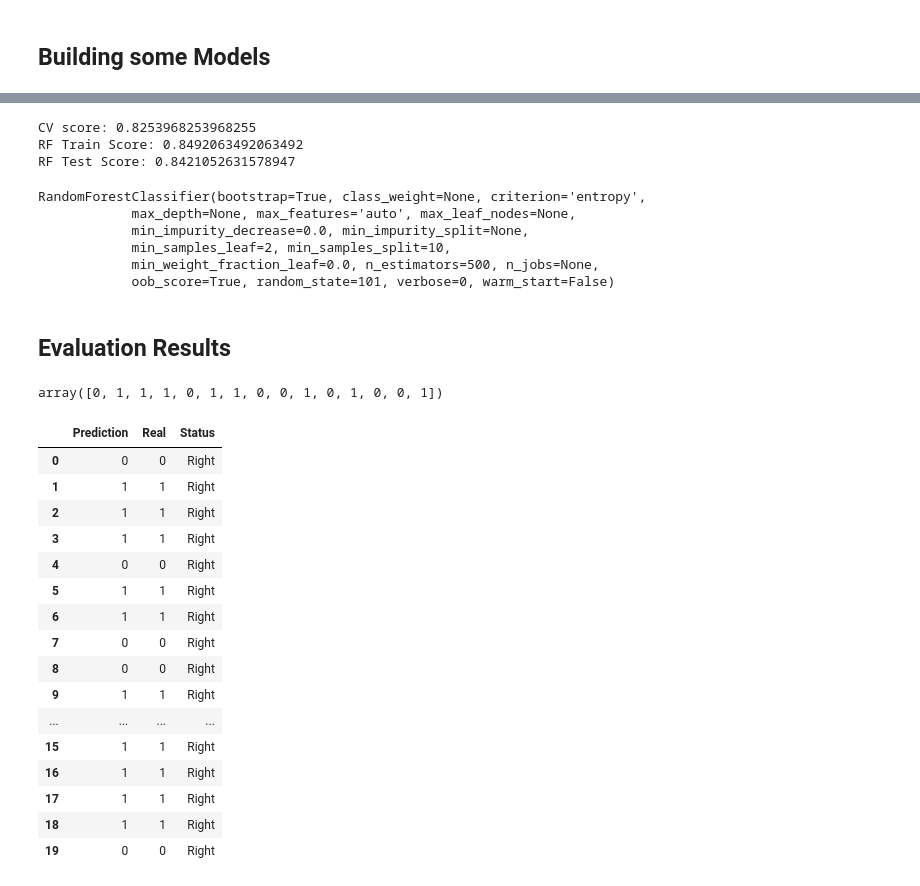
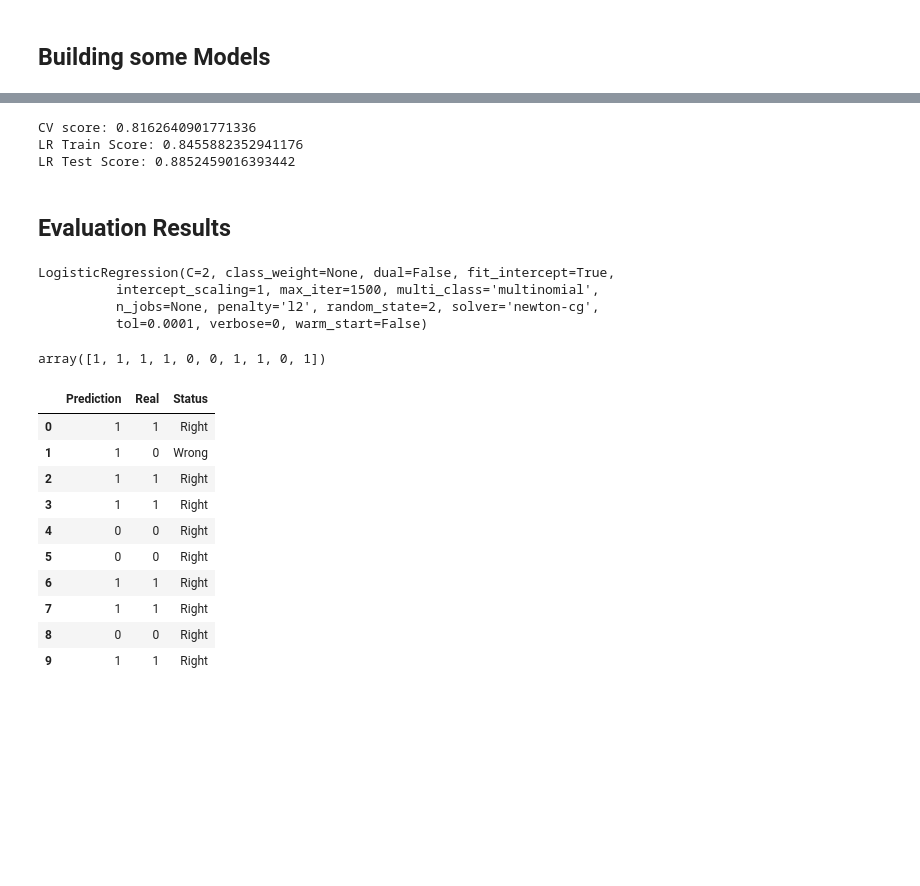
Before and after one commit to viniciusov/heart-disease, a Jupyter notebook: heart-disease.ipynb, the cells around one changed output, grey strips where cells are left out. Drawn from its saved outputs; the diff is of its cells as text; code cells hidden in the pictures; blank space fills up the shorter version.

```diff
--- a/heart-disease.ipynb
+++ b/heart-disease.ipynb
@@ -187,7 +210,7 @@ rf.get_params()
  'verbose': 0,
  'warm_start': False}
 # %%
-rf_grid = RandomForestClassifier(oob_score=True, random_state=101) # creates a new estimator
+rf_grid = RandomForestClassifier(oob_score=True, random_state=2) # creates a new estimator
 
 # Create the parameter grid based on the results of random search
 rf_param_grid = {'criterion' : ['gini', 'entropy'],
@@ -198,7 +221,7 @@ rf_param_grid = {'criterion' : ['gini', 'entropy'],
 # Instantiate the grid search model (n_jobs = -1 sets to use the max number of processors)
 rf_grid_search = GridSearchCV(estimator=rf_grid, param_grid=rf_param_grid, cv=3, scoring='precision', n_jobs=-1, verbose=2)
 
-rf_grid_search.fit(X_train_scaled, y_train)
+rf_grid_search.fit(X_train_balanced, y_train_balanced)
 rf_grid_search.best_params_
 # %% [output]
 Fitting 3 folds for each of 72 candidates, totalling 216 fits
@@ -248,17 +321,17 @@ lr.get_params()
  'verbose': 0,
  'warm_start': False}
 # %%
-lr_grid = LogisticRegression(random_state=101)
+lr_grid = LogisticRegression(random_state=2)
 
 # Create the parameter grid based on the results of random search
 lr_param_grid = {'solver': ['newton-cg', 'lbfgs', 'sag', 'saga'],
               'C': [1, 2, 3],
-              'max_iter': [50, 100, 200],
+              'max_iter': [1500, 2000],
               'multi_class': ['warn', 'multinomial']}
 
 # Instantiate the grid search model (n_jobs = -1 sets to use the max number of processors)
 lr_grid_search = GridSearchCV(estimator=lr_grid, param_grid=lr_param_grid, cv=3, scoring='precision', n_jobs=-1, verbose=2)
 
-lr_grid_search.fit(X_train_scaled, y_train)
+lr_grid_search.fit(X_train_balanced, y_train_balanced)
 lr_grid_search.best_params_
 # %% [output]
@@ -277,57 +350,49 @@ LogisticRegression(C=2, class_weight=None, dual=False, fit_intercept=True,
           tol=0.0001, verbose=0, warm_start=False)
 # %%
-print('CV score:', cross_val_score(lr_best_grid, X_train_scaled, y_train, cv = 3).mean())
-print('RF Train Score:', lr_best_grid.score(X_train_scaled, y_train))
-print('RF Test Score:', lr_best_grid.score(X_test_scaled, y_test))
+print('CV score:', cross_val_score(lr_best_grid, X_train_balanced, y_train_balanced, cv = 3).mean())
+print('LR Train Score:', lr_best_grid.score(X_train_balanced, y_train_balanced))
+print('LR Test Score:', lr_best_grid.score(X_test, y_test))
 # %% [output]
-CV score: 0.8253968253968255
-RF Train Score: 0.8492063492063492
-RF Test Score: 0.8421052631578947
+CV score: 0.8162640901771336
+LR Train Score: 0.8455882352941176
+LR Test Score: 0.8852459016393442
-# %%
-models = {rf_best_grid.score(X_test_scaled, y_test): rf_best_grid,
-          lr_best_grid.score(X_test_scaled, y_test): lr_best_grid}
-
-best_model = models[max(models)]
-best_model
-# %% [output]
-RandomForestClassifier(bootstrap=True, class_weight=None, criterion='entropy',
-            max_depth=None, max_features='auto', max_leaf_nodes=None,
-            min_impurity_decrease=0.0, min_impurity_split=None,
-            min_samples_leaf=2, min_samples_split=10,
-            min_weight_fraction_leaf=0.0, n_estimators=500, n_jobs=None,
-            oob_score=True, random_state=101, verbose=0, warm_start=False)
 # %% [markdown]
 ## Evaluation Results
+# %%
+models = {rf_best_grid.score(X_test, y_test): rf_best_grid,
+          lr_best_grid.score(X_test, y_test): lr_best_grid}
+
+best_model = models[max(models)]
+best_model
+# %% [output]
+LogisticRegression(C=2, class_weight=None, dual=False, fit_intercept=True,
+          intercept_scaling=1, max_iter=1500, multi_class='multinomial',
+          n_jobs=None, penalty='l2', random_state=2, solver='newton-cg',
+          tol=0.0001, verbose=0, warm_start=False)
 # %%
-pred = best_model.predict(X_test_scaled)
-pred[:15]
+pred = best_model.predict(X_test)
+pred[:10]
 # %% [output]
-array([0, 1, 1, 1, 0, 1, 1, 0, 0, 1, 0, 1, 0, 0, 1])
+array([1, 1, 1, 1, 0, 0, 1, 1, 0, 1])
 # %%
 results = pd.DataFrame()
 results['Prediction']=pred
 results['Real']=list(y_test)
 results['Status']=['Right' if pred[n] == list(y_test)[n] else 'Wrong' for n in range(len(pred))]
 
-results.head(20)
+results.head(10)
 # %% [output]
 |  | Prediction | Real | Status |
-| 0 | 0 | 0 | Right |
-| 1 | 1 | 1 | Right |
+| 0 | 1 | 1 | Right |
+| 1 | 1 | 0 | Wrong |
 | 2 | 1 | 1 | Right |
 | 3 | 1 | 1 | Right |
 | 4 | 0 | 0 | Right |
-| 5 | 1 | 1 | Right |
+| 5 | 0 | 0 | Right |
 | 6 | 1 | 1 | Right |
-| 7 | 0 | 0 | Right |
+| 7 | 1 | 1 | Right |
 | 8 | 0 | 0 | Right |
 | 9 | 1 | 1 | Right |
-| ... | ... | ... | ... |
-| 15 | 1 | 1 | Right |
-| 16 | 1 | 1 | Right |
-| 17 | 1 | 1 | Right |
-| 18 | 1 | 1 | Right |
-| 19 | 0 | 0 | Right |
 # %%
 sns.countplot(results['Status'])
 plt.show()
```
Also changed, not shown: parts of 34 cells of this notebook, 3 other files.
